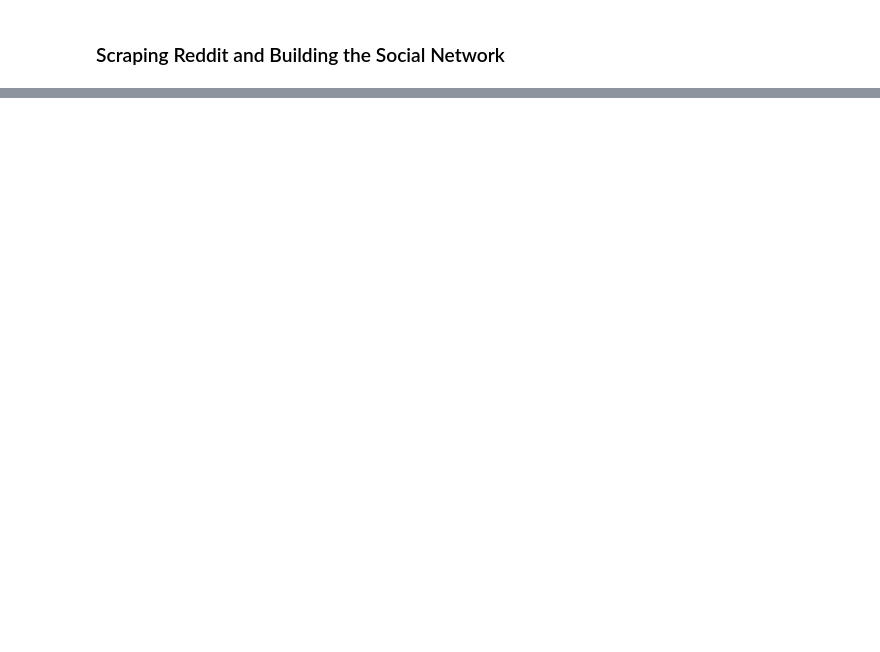
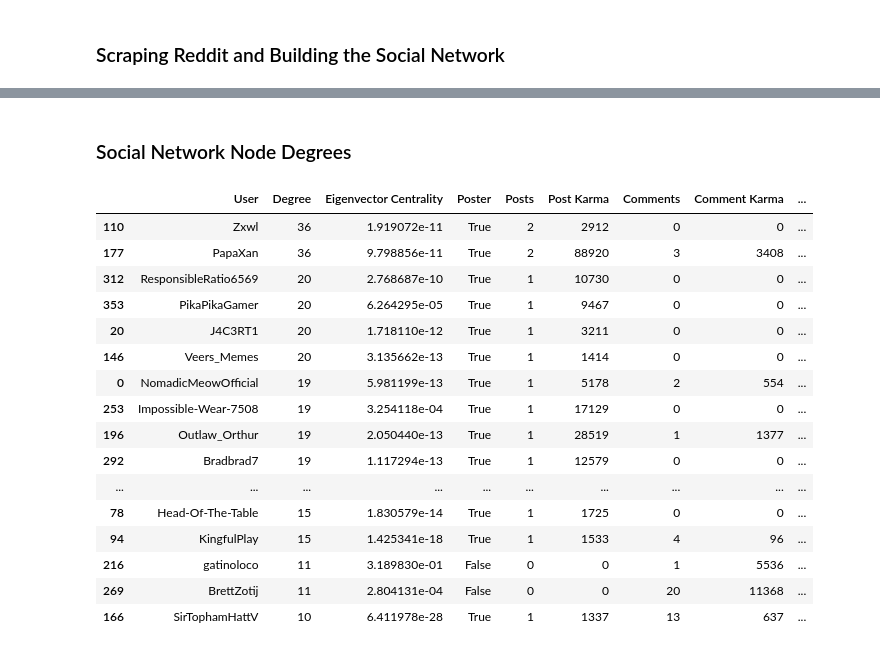
Before and after one commit to LaplaceXD/Linear_Algebra_CS3101N, a Jupyter notebook: Assignments/Spectral_Theory.ipynb, the cells around one changed output, grey strips where cells are left out. Saved outputs shown, nothing was run; the diff lists cells and outputs as text; code cells hidden in the pictures; blank space fills up the shorter version.

```diff
--- a/Assignments/Spectral_Theory.ipynb
+++ b/Assignments/Spectral_Theory.ipynb
@@ -271 +279,38 @@ Global Coefficient  : 0
+# %% [markdown]
+### Social Network Node Degrees
+# %%
+deg = dict(gta_network.degree)
+eig_cn = nx.eigenvector_centrality(gta_network, max_iter=1000)
+
+data = pd.DataFrame([{
+   "User": user,
+   "Degree": deg[user],
+   "Eigenvector Centrality": eig_cn[user],
+   "Poster": gta_network.nodes[user]["posts"] > 0,
+   "Posts": gta_network.nodes[user]["posts"],
+   "Post Karma": gta_network.nodes[user]["posts_karma"],
+   "Comments": gta_network.nodes[user]["comments"],
+   "Comment Karma": gta_network.nodes[user]["comments_karma"],
+   "Posters Interacted": ", ".join(str(poster) for poster in gta_network.nodes[user]["posters_interacted"]),
+} for user in eig_cn])
+
+data.sort_values("Degree", ascending=False).head(20)
+# %% [output]
+|  | User | Degree | Eigenvector Centrality | Poster | Posts | Post Karma | Comments | Comment Karma | ... |
+| 110 | Zxwl | 36 | 1.919072e-11 | True | 2 | 2912 | 0 | 0 | ... |
+| 177 | PapaXan | 36 | 9.798856e-11 | True | 2 | 88920 | 3 | 3408 | ... |
+| 312 | ResponsibleRatio6569 | 20 | 2.768687e-10 | True | 1 | 10730 | 0 | 0 | ... |
+| 353 | PikaPikaGamer | 20 | 6.264295e-05 | True | 1 | 9467 | 0 | 0 | ... |
+| 20 | J4C3RT1 | 20 | 1.718110e-12 | True | 1 | 3211 | 0 | 0 | ... |
+| 146 | Veers_Memes | 20 | 3.135662e-13 | True | 1 | 1414 | 0 | 0 | ... |
+| 0 | NomadicMeowOfficial | 19 | 5.981199e-13 | True | 1 | 5178 | 2 | 554 | ... |
+| 253 | Impossible-Wear-7508 | 19 | 3.254118e-04 | True | 1 | 17129 | 0 | 0 | ... |
+| 196 | Outlaw_Orthur | 19 | 2.050440e-13 | True | 1 | 28519 | 1 | 1377 | ... |
+| 292 | Bradbrad7 | 19 | 1.117294e-13 | True | 1 | 12579 | 0 | 0 | ... |
+| ... | ... | ... | ... | ... | ... | ... | ... | ... | ... |
+| 78 | Head-Of-The-Table | 15 | 1.830579e-14 | True | 1 | 1725 | 0 | 0 | ... |
+| 94 | KingfulPlay | 15 | 1.425341e-18 | True | 1 | 1533 | 4 | 96 | ... |
+| 216 | gatinoloco | 11 | 3.189830e-01 | False | 0 | 0 | 1 | 5536 | ... |
+| 269 | BrettZotij | 11 | 2.804131e-04 | False | 0 | 0 | 20 | 11368 | ... |
+| 166 | SirTophamHattV | 10 | 6.411978e-28 | True | 1 | 1337 | 13 | 637 | ... |
 # %%
```
Also changed, not shown: parts of 18 cells of this notebook.
